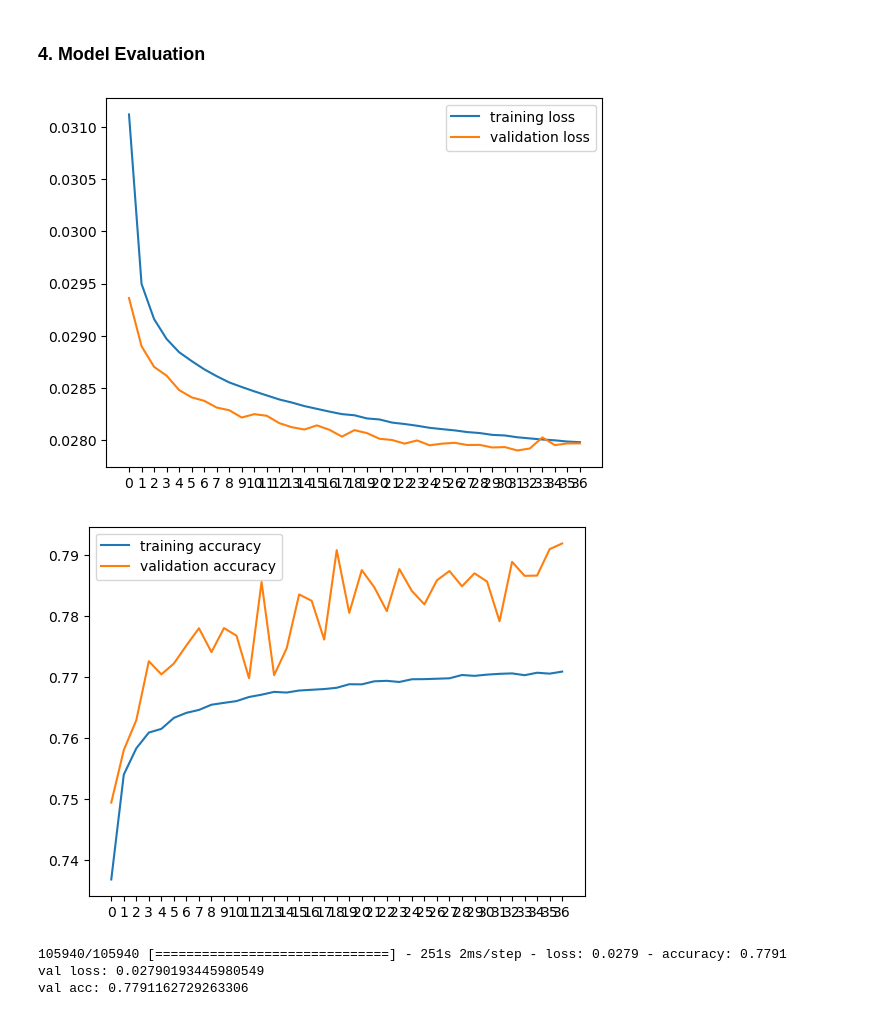
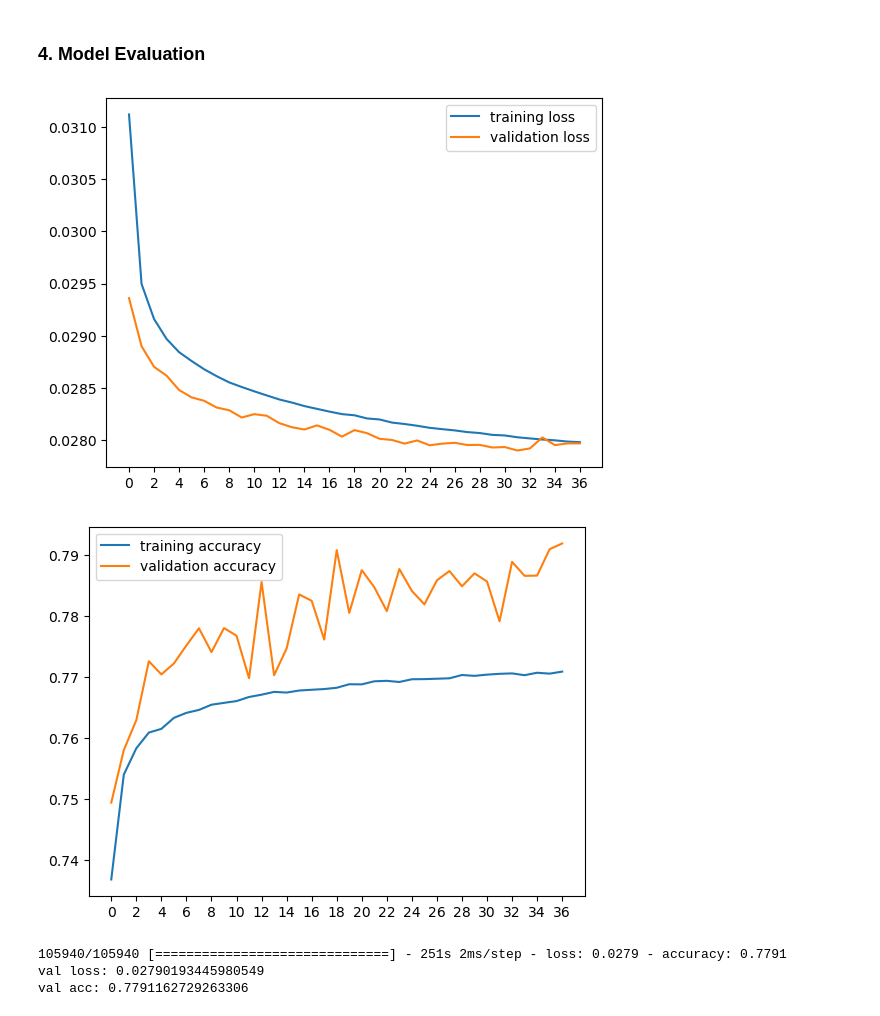
Before and after one commit to GinoShun/Steam-Game-Recommendation-System, a Jupyter notebook: notebook/train.ipynb, the cells around one changed output. Cells and saved outputs as stored; diff of their text form; code cells hidden in the pictures.

```diff
--- a/notebook/train.ipynb
+++ b/notebook/train.ipynb
@@ -2017,25 +2017,25 @@ plt.show()
 # %%
 import matplotlib.pyplot as plt
 import numpy as np
 
 plt.plot(history.history['loss'], label='training loss')
 plt.plot(history.history['val_loss'], label='validation loss')
 
-plt.xticks(np.arange(0, len(history.history['loss']), step=1))
+plt.xticks(np.arange(0, len(history.history['loss']), step=2))
 
 plt.legend()
 plt.show()
 
 plt.plot(history.history['accuracy'], label='training accuracy')
 plt.plot(history.history['val_accuracy'], label='validation accuracy')
 
-plt.xticks(np.arange(0, len(history.history['accuracy']), step=1))
+plt.xticks(np.arange(0, len(history.history['accuracy']), step=2))
 
 plt.legend()
 plt.show()
 # %% [output]
-[figure, old version]
+[figure, new version]
-[figure, old version]
+[figure, new version]
 # %%
 # load best model
 from keras.models import load_model
```
Also changed, not shown: parts of 1 cell of this notebook, 3 other files.
